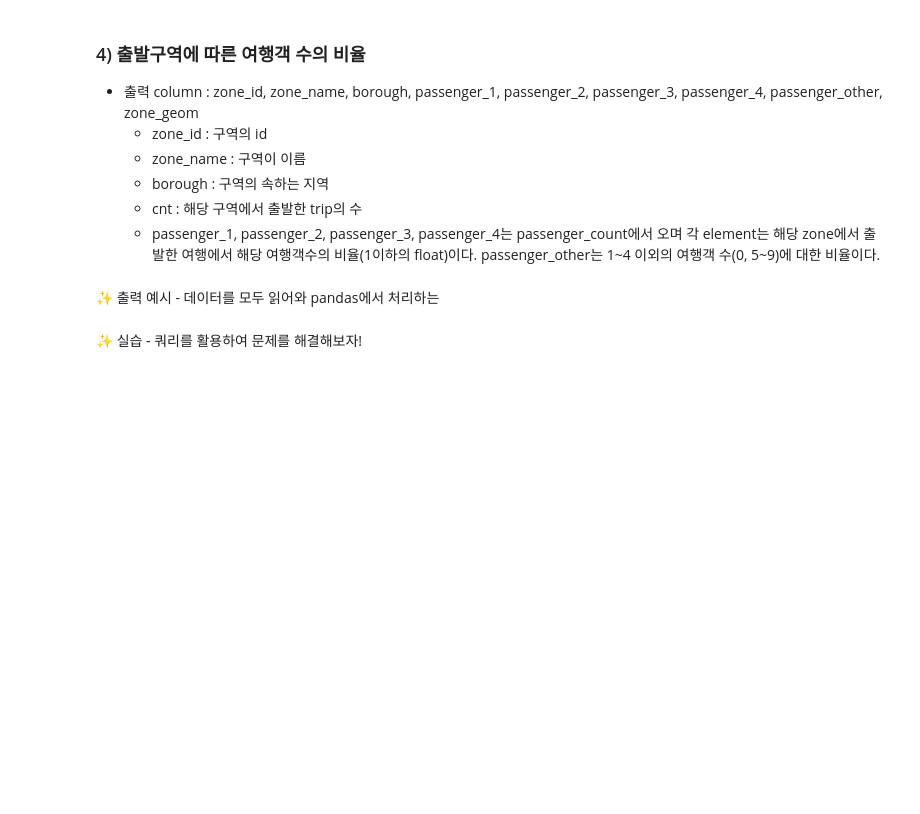
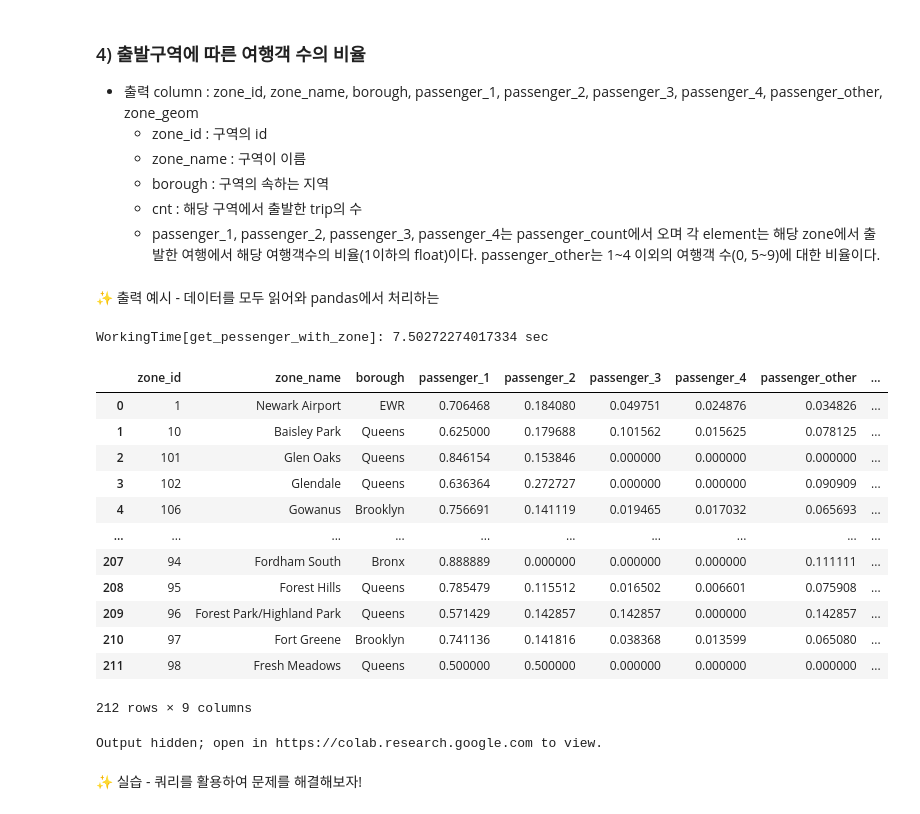
Before and after one commit to AIFFEL-GN-2nd/DuDi, a Jupyter notebook: DUDI-WEEK4 _ SQL with Python - BigQuery - solution.ipynb, the cells around one changed output. Drawn from its saved outputs; the diff is of its cells as text; code cells hidden in the pictures; blank space fills up the shorter version.

```diff
--- a/DUDI-WEEK4 _ SQL with Python - BigQuery - solution.ipynb
+++ b/DUDI-WEEK4 _ SQL with Python - BigQuery - solution.ipynb
@@ -389,8 +443,12 @@ WorkingTime[solution_with_query]: 4.995290040969849 sec
 @logging_time
 def get_pessenger_with_zone(trg):
     # 1. 두개 table 정보를 모두 읽어 dataframe로 할당한다
-    taxi_trips_df = execute_query("SELECT * FROM taxi_trips WHERE pickup_location_id IS NOT NULL AND dropoff_location_id IS NOT NULL;")
-    taxi_zone_geom_df = execute_query("SELECT * FROM taxi_zone_geom;")
+    taxi_trips_df = execute_query("""
+    select pickup_location_id, dropoff_location_id, passenger_count
+    from `bigquery-public-data.new_york_taxi_trips.tlc_yellow_trips_2017`
+    where passenger_count < 7
+    limit 100000""")
+    taxi_zone_geom_df = execute_query("select * FROM `bigquery-public-data.new_york_taxi_trips.taxi_zone_geom`")
 
     #2. taxi_trips_df에서 trg와 passenger_count만을 추출한 후, passenger_count에 대하여 one-hot encoding을 진행한다.
     passenger_one_hot = pd.get_dummies(taxi_trips_df[['passenger_count',trg]], columns = ['passenger_count'])
@@ -423,8 +481,23 @@ def get_pessenger_with_zone(trg):
     # display(res)
     return res
 # %%
-res = get_pessenger_with_zone('pickup_location_id')
+res = get_pessenger_with_zone('pickup_location_id').dropna()
 res
+# %% [output]
+WorkingTime[get_pessenger_with_zone]: 7.50272274017334 sec
+|  | zone_id | zone_name | borough | passenger_1 | passenger_2 | passenger_3 | passenger_4 | passenger_other | ... |
+| 0 | 1 | Newark Airport | EWR | 0.706468 | 0.184080 | 0.049751 | 0.024876 | 0.034826 | ... |
+| 1 | 10 | Baisley Park | Queens | 0.625000 | 0.179688 | 0.101562 | 0.015625 | 0.078125 | ... |
+| 2 | 101 | Glen Oaks | Queens | 0.846154 | 0.153846 | 0.000000 | 0.000000 | 0.000000 | ... |
+| 3 | 102 | Glendale | Queens | 0.636364 | 0.272727 | 0.000000 | 0.000000 | 0.090909 | ... |
+| 4 | 106 | Gowanus | Brooklyn | 0.756691 | 0.141119 | 0.019465 | 0.017032 | 0.065693 | ... |
+| ... | ... | ... | ... | ... | ... | ... | ... | ... | ... |
+| 207 | 94 | Fordham South | Bronx | 0.888889 | 0.000000 | 0.000000 | 0.000000 | 0.111111 | ... |
+| 208 | 95 | Forest Hills | Queens | 0.785479 | 0.115512 | 0.016502 | 0.006601 | 0.075908 | ... |
+| 209 | 96 | Forest Park/Highland Park | Queens | 0.571429 | 0.142857 | 0.142857 | 0.000000 | 0.142857 | ... |
+| 210 | 97 | Fort Greene | Brooklyn | 0.741136 | 0.141816 | 0.038368 | 0.013599 | 0.065080 | ... |
+| 211 | 98 | Fresh Meadows | Queens | 0.500000 | 0.500000 | 0.000000 | 0.000000 | 0.000000 | ... |
+212 rows × 9 columns
 # %%
 def show_map_range_0_1(df, trg, tooltip_trg):
     """
@@ -473,6 +546,8 @@ def show_problem_4_5_map(df):
         print()
 # %%
 show_problem_4_5_map(res)
+# %% [output]
+Output hidden; open in https://colab.research.google.com to view.
 # %% [markdown]
 ✨ 실습 - 쿼리를 활용하여 문제를 해결해보자!
 # %%
```
Also changed, not shown: parts of 19 cells of this notebook, 1 other file.
